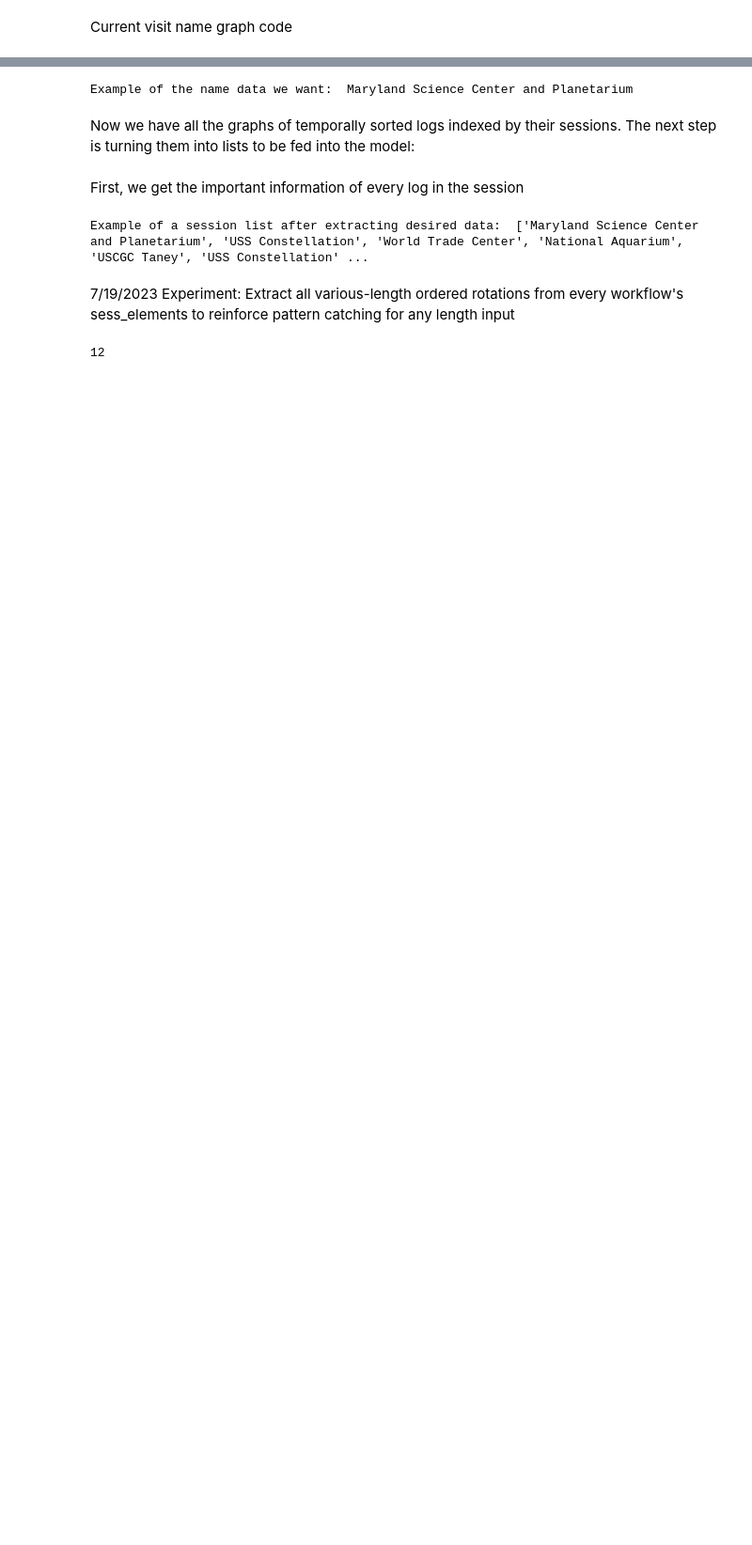
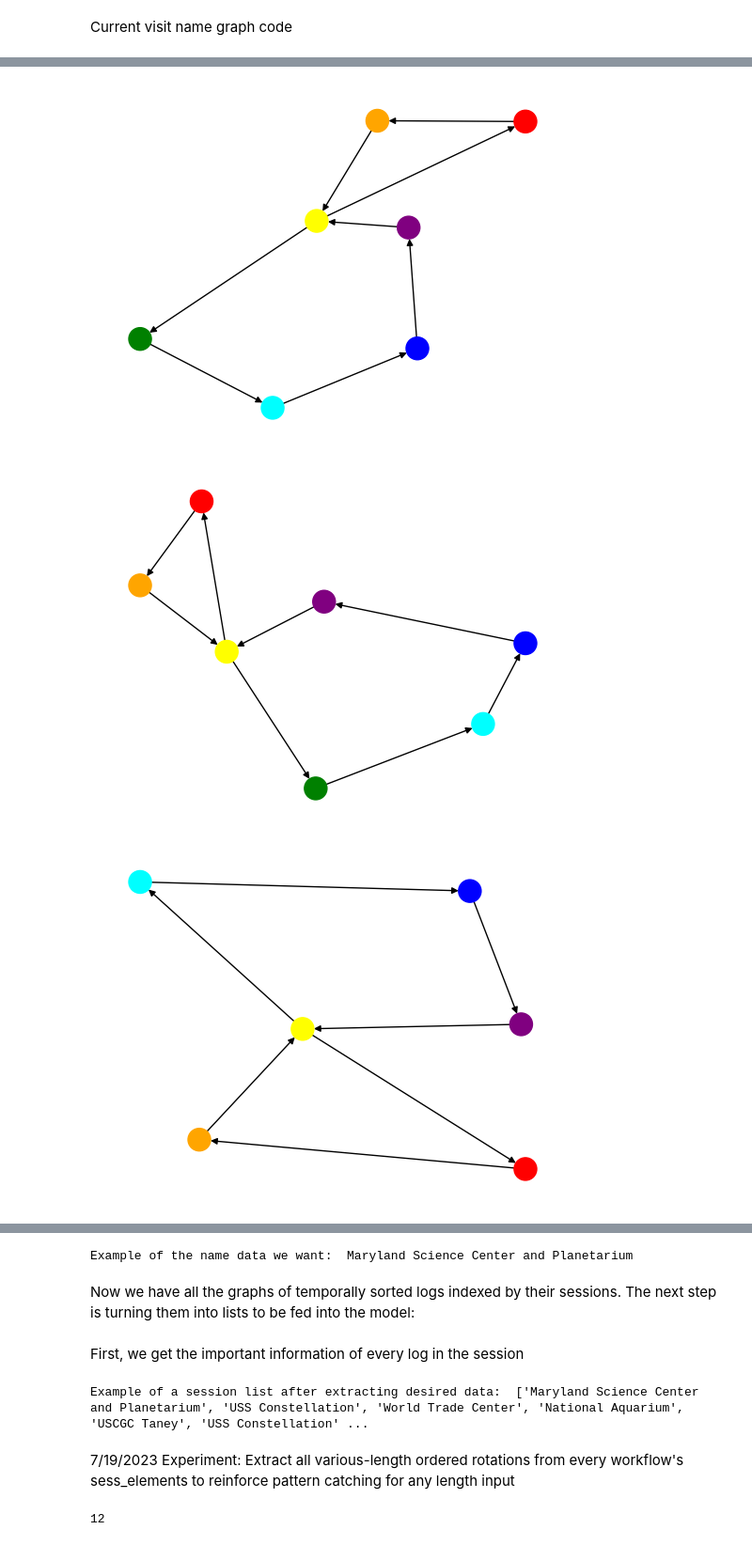
Before and after one commit to UMD-ARLIS/incubator-flagon-distill, a Jupyter notebook: prototypes/Prototype 4.ipynb, the cells around one changed output, grey strips where cells are left out. Shown at 94% size. Cells and saved outputs as stored; diff of their text form; code cells hidden in the pictures; blank space fills up the shorter version.

```diff
--- a/prototypes/Prototype 4.ipynb
+++ b/prototypes/Prototype 4.ipynb
@@ -174,0 +228,21 @@ for sessID,logs in data.items():
+# %%
+liam_color_dict = {'McKeldin Library':'red', 'Sundial':'orange',
+             'Marie Mount Hall':'yellow', 'Memorial Chapel':'green',
+             'Lee Building':'cyan', 'Reckord Armory':'blue',
+             'Mitchell Building':'purple', 'Other':'black'}
+liam_file = "data3/logs_nome_liam.json"
+liam_data = setup(liam_file, "datetime")
+data_dict.update( liam_data )
+
+for sessID,logs in liam_data.items():
+    # creating the directed graph and assigning the previously defined color-code
+    (graph, colors) = get_color_graph(logs, liam_color_dict, get_partition)
+    f = plt.figure()
+    # drawing the di-graph
+    nx.draw(graph, pos=nx.spring_layout(graph), node_color=colors, ax=f.add_subplot(111))
+    # adding the digraph to our previously defined 'graphs' list.
+    graphs[sessID] = graph
+# %% [output]
+[figure, added]
+[figure, added]
+[figure, added]
```
Also changed, not shown: parts of 27 cells of this notebook, 16 other files.
